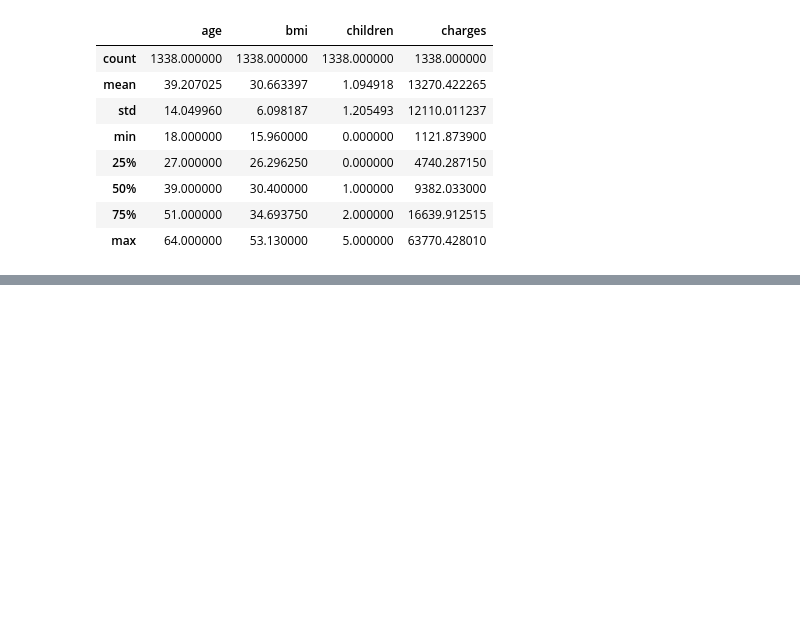
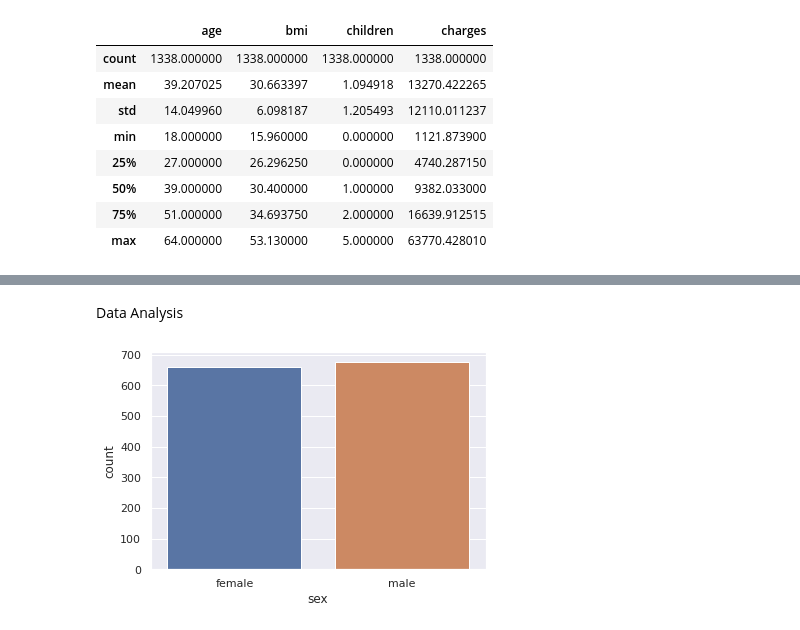
Before and after one commit to Joykareko/Data-Science-Projects, a Jupyter notebook: Medical_Insurance_Cost_Prediction_ML_Project_19.ipynb, the cells around one changed output, grey strips where cells are left out. Saved outputs shown, nothing was run; the diff lists cells and outputs as text; code cells hidden in the pictures; blank space fills up the shorter version.

```diff
--- a/Medical_Insurance_Cost_Prediction_ML_Project_19.ipynb
+++ b/Medical_Insurance_Cost_Prediction_ML_Project_19.ipynb
@@ -55,0 +69,9 @@ insurance_data.describe()
+# %% [markdown]
+Data Analysis
+# %%
+sns.set()
+# %%
+sns.countplot(insurance_data['sex'])
+plt.show()
+# %% [output]
+[figure, added]
```
Also changed, not shown: parts of 13 cells of this notebook.
